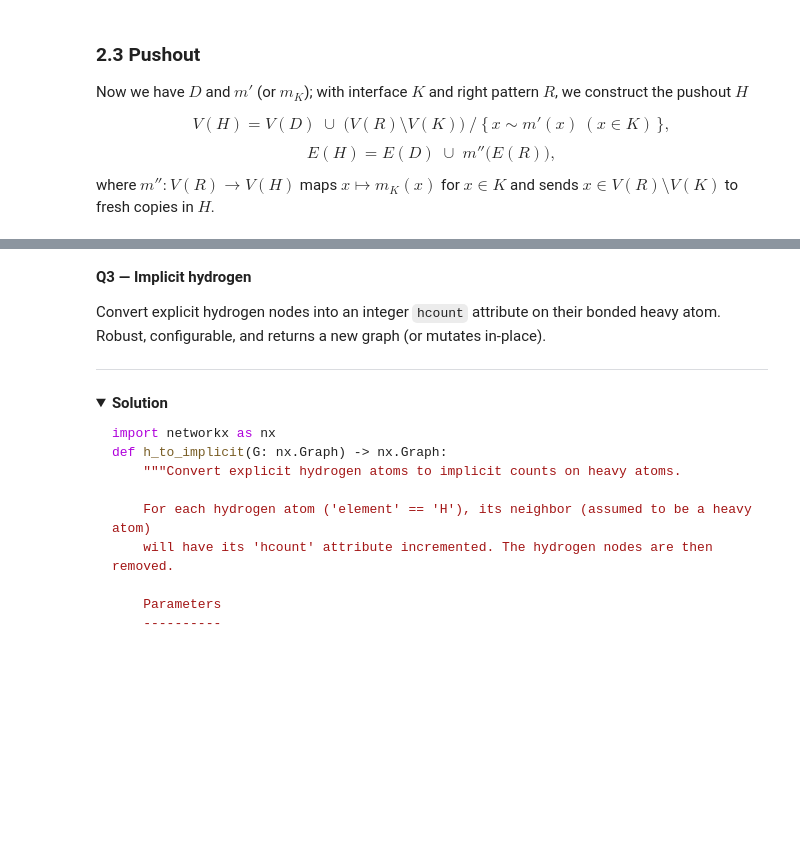
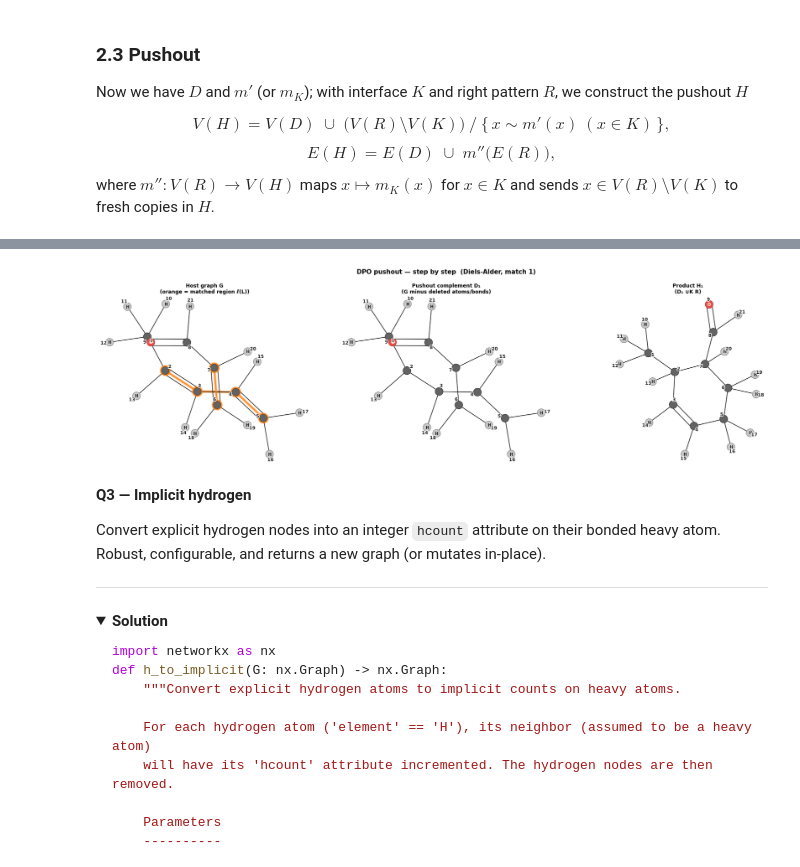
Before and after one commit to TieuLongPhan/SynEdu, a Jupyter notebook: synedu/S05/notebook.ipynb, the cells around one changed output, grey strips where cells are left out. Cells and saved outputs as stored; diff of their text form; code cells hidden in the pictures; folded sections open; blank space fills up the shorter version.

```diff
--- a/synedu/S05/notebook.ipynb
+++ b/synedu/S05/notebook.ipynb
@@ -1385,3 +1624,42 @@ H2, h2 = pushout(R, K, D2, mk2)
+# %%
+from synedu.Utils.vis import draw_molecular_graph
+import matplotlib.pyplot as plt
+
+# highlight the matched region of L in G
+_matched_g_nodes = set(matches[0].values())
+_matched_g_edges = {
+    (u, v) for u, v in G.edges() if u in _matched_g_nodes and v in _matched_g_nodes
+}
+
+fig, axes = plt.subplots(1, 3, figsize=(18, 5))
+fig.suptitle(
+    "DPO pushout — step by step  (Diels-Alder, match 1)", fontsize=11, fontweight="bold"
+)
+
+draw_molecular_graph(
+    G,
+    ax=axes[0],
+    show_indices=True,
+    highlight_nodes=_matched_g_nodes,
+    highlight_edges=_matched_g_edges,
+    highlight_color="#FF7F0E",
+)
+axes[0].set_title(
+    "Host graph G\n(orange = matched region ℓ(L))", fontsize=9, weight="bold"
+)
+
+draw_molecular_graph(D1, ax=axes[1], show_indices=True)
+axes[1].set_title(
+    "Pushout complement D₁\n(G minus deleted atoms/bonds)", fontsize=9, weight="bold"
+)
+
+draw_molecular_graph(H1, ax=axes[2], show_indices=True)
+axes[2].set_title("Product H₁\n(D₁ ∪K R)", fontsize=9, weight="bold")
+
+plt.tight_layout()
+plt.show()
+# %% [output]
+[figure, added]
 # %% [markdown]
 **Q3 — Implicit hydrogen**
 
```
Also changed, not shown: parts of 14 cells of this notebook, 59 other files.
